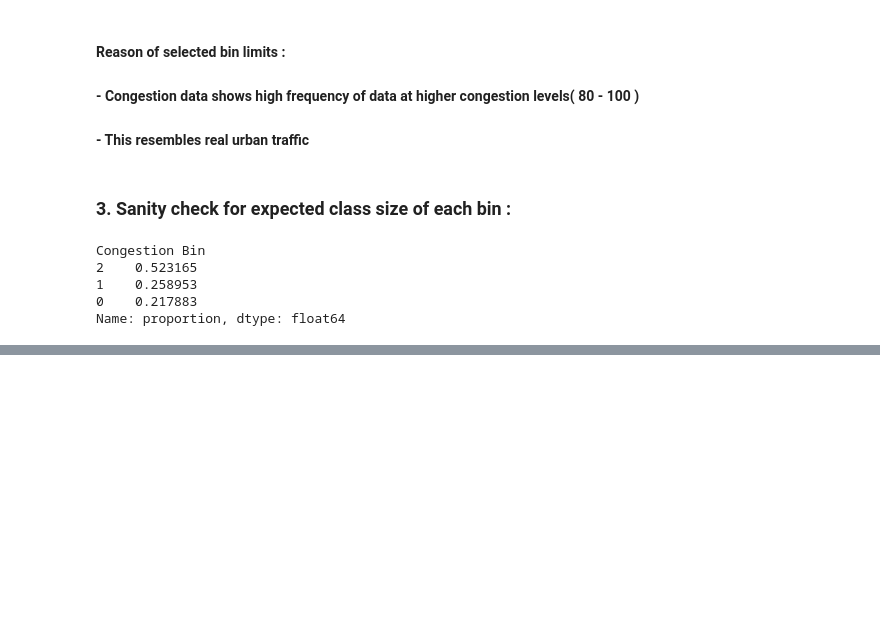
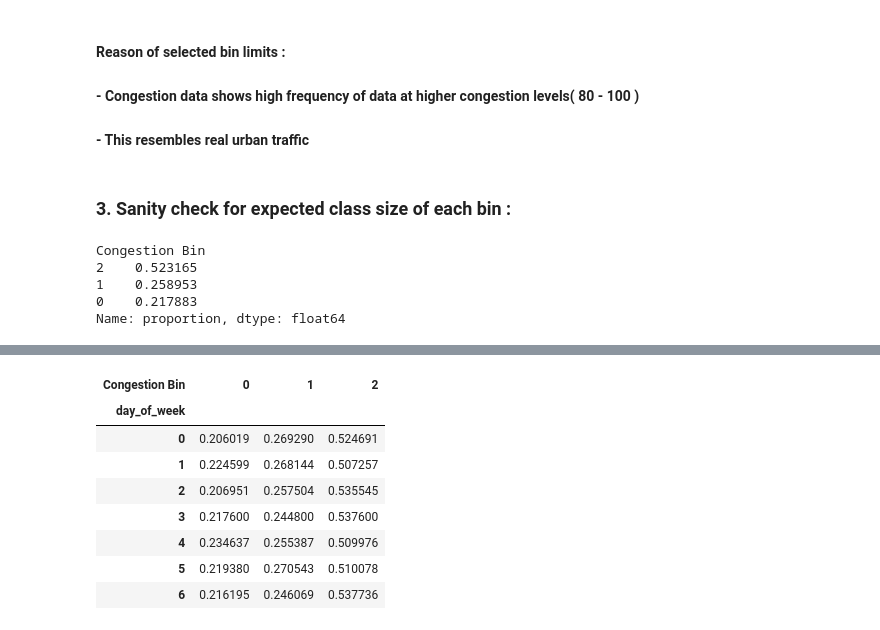
Before and after one commit to Rushikesh-101/Traffic-Flow-Prediction-ML, a Jupyter notebook: Traffic-Predictions-Analysis.ipynb, the cells around one changed output, grey strips where cells are left out. Saved outputs shown, nothing was run; the diff lists cells and outputs as text; code cells hidden in the pictures; blank space fills up the shorter version.

```diff
--- a/Traffic-Predictions-Analysis.ipynb
+++ b/Traffic-Predictions-Analysis.ipynb
@@ -384,0 +391,16 @@ Name: proportion, dtype: float64
+# %%
+pd.crosstab(
+    dataset['day_of_week'],
+    dataset['Congestion Bin'],
+    normalize = 'index'
+)
+# %% [output]
+| Congestion Bin | 0 | 1 | 2 |
+| day_of_week |  |  |  |
+| 0 | 0.206019 | 0.269290 | 0.524691 |
+| 1 | 0.224599 | 0.268144 | 0.507257 |
+| 2 | 0.206951 | 0.257504 | 0.535545 |
+| 3 | 0.217600 | 0.244800 | 0.537600 |
+| 4 | 0.234637 | 0.255387 | 0.509976 |
+| 5 | 0.219380 | 0.270543 | 0.510078 |
+| 6 | 0.216195 | 0.246069 | 0.537736 |
```
Also changed, not shown: parts of 13 cells of this notebook.
